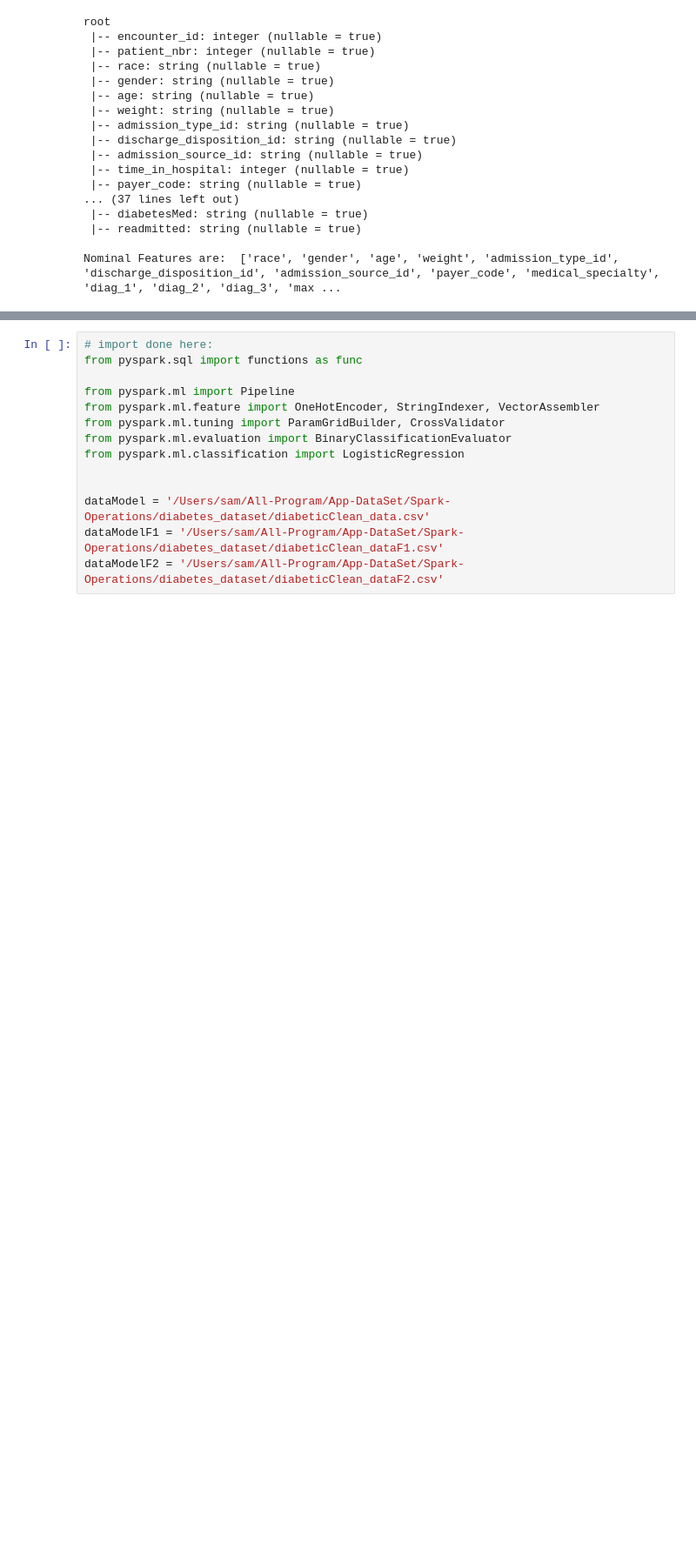
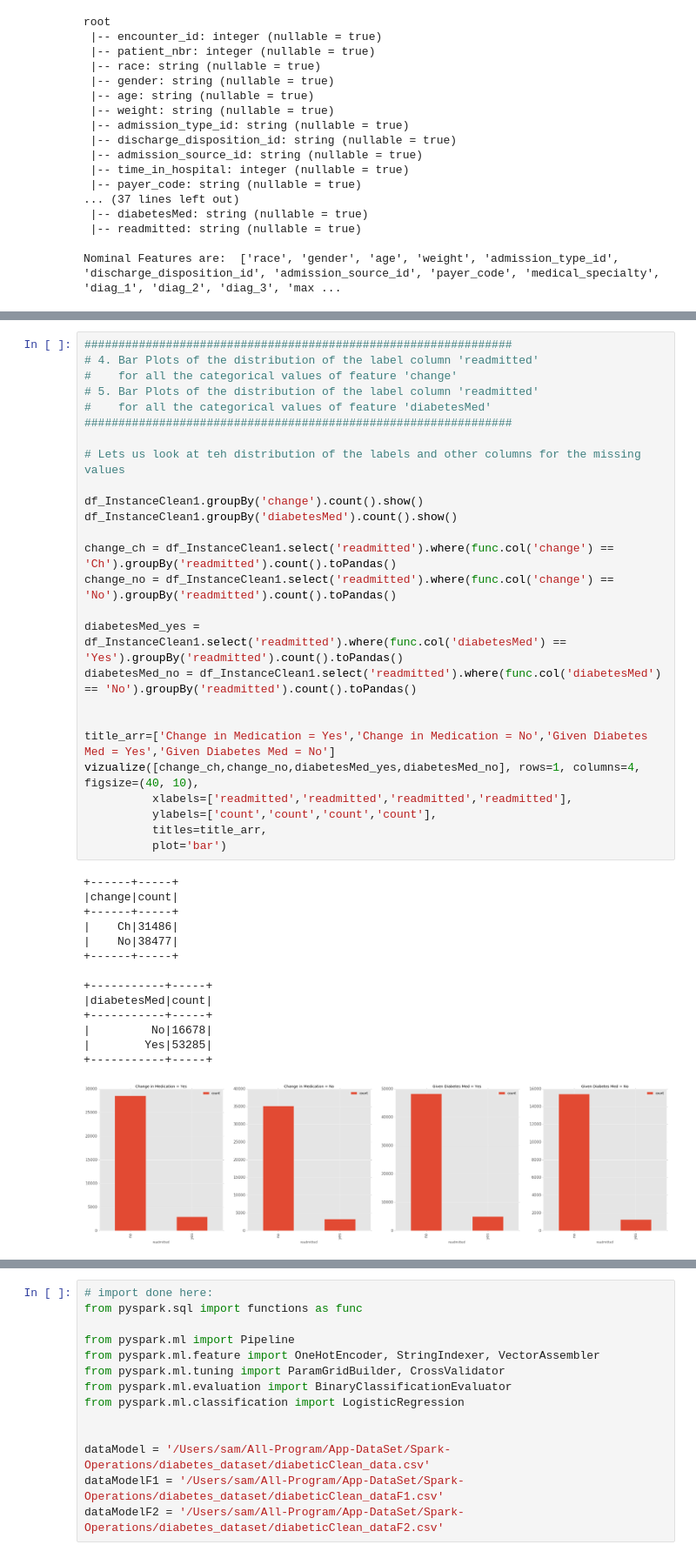
Before and after one commit to Sardhendu/Data-Science-Projects, a Jupyter notebook: DiabeticReadmissionDataPrep-Spark.ipynb, the cells around one changed output, grey strips where cells are left out. Shown at 87% size. Cells and saved outputs as stored; diff of their text form; blank space fills up the shorter version.

```diff
--- a/DiabeticReadmissionDataPrep-Spark.ipynb
+++ b/DiabeticReadmissionDataPrep-Spark.ipynb
@@ -875,0 +719,41 @@ vizualize(dataFrameArrayNumeric, rows=2, columns=4, figsize=(40, 20), plot='hist
+# %%
+###############################################################
+# 4. Bar Plots of the distribution of the label column 'readmitted'
+#    for all the categorical values of feature 'change'
+# 5. Bar Plots of the distribution of the label column 'readmitted'
+#    for all the categorical values of feature 'diabetesMed'
+###############################################################
+
+# Lets us look at teh distribution of the labels and other columns for the missing values
+
+df_InstanceClean1.groupBy('change').count().show()
+df_InstanceClean1.groupBy('diabetesMed').count().show()
+
+change_ch = df_InstanceClean1.select('readmitted').where(func.col('change') == 'Ch').groupBy('readmitted').count().toPandas()
+change_no = df_InstanceClean1.select('readmitted').where(func.col('change') == 'No').groupBy('readmitted').count().toPandas()
+
+diabetesMed_yes = df_InstanceClean1.select('readmitted').where(func.col('diabetesMed') == 'Yes').groupBy('readmitted').count().toPandas()
+diabetesMed_no = df_InstanceClean1.select('readmitted').where(func.col('diabetesMed') == 'No').groupBy('readmitted').count().toPandas()
+
+
+title_arr=['Change in Medication = Yes','Change in Medication = No','Given Diabetes Med = Yes','Given Diabetes Med = No']
+vizualize([change_ch,change_no,diabetesMed_yes,diabetesMed_no], rows=1, columns=4, figsize=(40, 10),
+          xlabels=['readmitted','readmitted','readmitted','readmitted'],
+          ylabels=['count','count','count','count'],
+          titles=title_arr,
+          plot='bar')
+# %% [output]
++------+-----+
+|change|count|
++------+-----+
+|    Ch|31486|
+|    No|38477|
++------+-----+
+
++-----------+-----+
+|diabetesMed|count|
++-----------+-----+
+|         No|16678|
+|        Yes|53285|
++-----------+-----+
+[figure, added]
```
Also changed, not shown: parts of 52 cells of this notebook, 9 other files.
